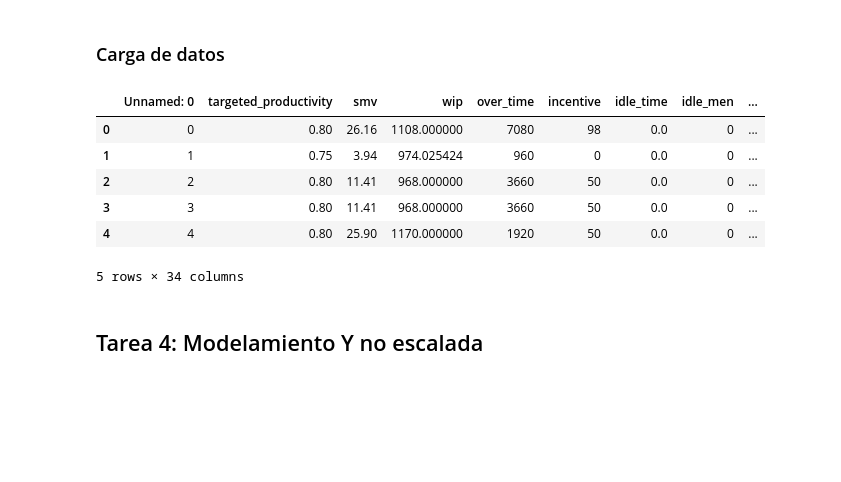
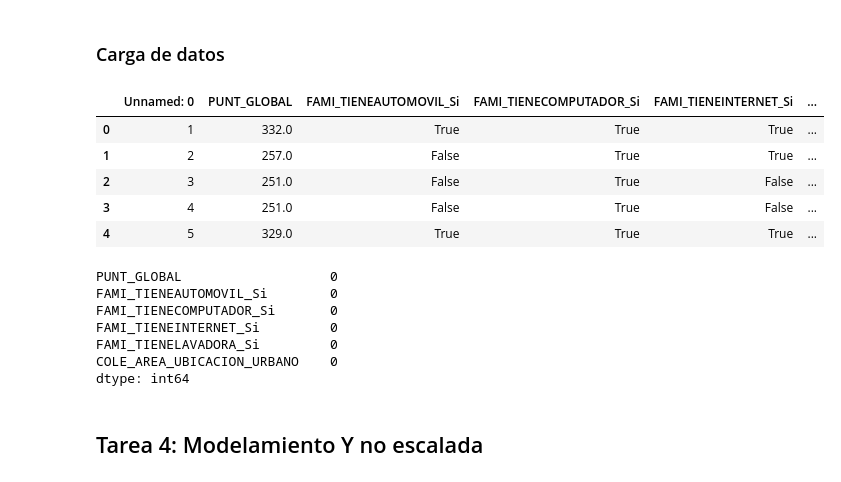
Before and after one commit to vcalderonmol/Proyecto3, a Jupyter notebook: Tarea 4.ipynb, the cells around one changed output. Cells and saved outputs as stored; diff of their text form; code cells hidden in the pictures; blank space fills up the shorter version.

```diff
--- a/Tarea 4.ipynb
+++ b/Tarea 4.ipynb
@@ -77,16 +69,28 @@ pd.set_option("display.max_rows", 50)
 # %% [markdown]
 ### Carga de datos
 # %%
-data_df = pd.read_csv("clean_data.txt", sep=',')
+data_df = pd.read_csv("clean_data.csv", sep=',')
 data_df.head()
 # %% [output]
-|  | Unnamed: 0 | targeted_productivity | smv | wip | over_time | incentive | idle_time | idle_men | ... |
-| 0 | 0 | 0.80 | 26.16 | 1108.000000 | 7080 | 98 | 0.0 | 0 | ... |
-| 1 | 1 | 0.75 | 3.94 | 974.025424 | 960 | 0 | 0.0 | 0 | ... |
-| 2 | 2 | 0.80 | 11.41 | 968.000000 | 3660 | 50 | 0.0 | 0 | ... |
-| 3 | 3 | 0.80 | 11.41 | 968.000000 | 3660 | 50 | 0.0 | 0 | ... |
-| 4 | 4 | 0.80 | 25.90 | 1170.000000 | 1920 | 50 | 0.0 | 0 | ... |
+|  | Unnamed: 0 | PUNT_GLOBAL | FAMI_TIENEAUTOMOVIL_Si | FAMI_TIENECOMPUTADOR_Si | FAMI_TIENEINTERNET_Si | ... |
+| 0 | 1 | 332.0 | True | True | True | ... |
+| 1 | 2 | 257.0 | False | True | True | ... |
+| 2 | 3 | 251.0 | False | True | False | ... |
+| 3 | 4 | 251.0 | False | True | False | ... |
+| 4 | 5 | 329.0 | True | True | True | ... |
-5 rows × 34 columns
+# %%
+#Quitar variable Unnamed:o
+data_df.drop(columns=['Unnamed: 0'], inplace=True)
+#Cuenta los nulos
+data_df.isnull().sum()
+# %% [output]
+PUNT_GLOBAL                   0
+FAMI_TIENEAUTOMOVIL_Si        0
+FAMI_TIENECOMPUTADOR_Si       0
+FAMI_TIENEINTERNET_Si         0
+FAMI_TIENELAVADORA_Si         0
+COLE_AREA_UBICACION_URBANO    0
+dtype: int64
 # %%
 data_df_modeling =data_df.copy()
 # %% [markdown]
```
Also changed, not shown: parts of 14 cells of this notebook, 2 other files.
